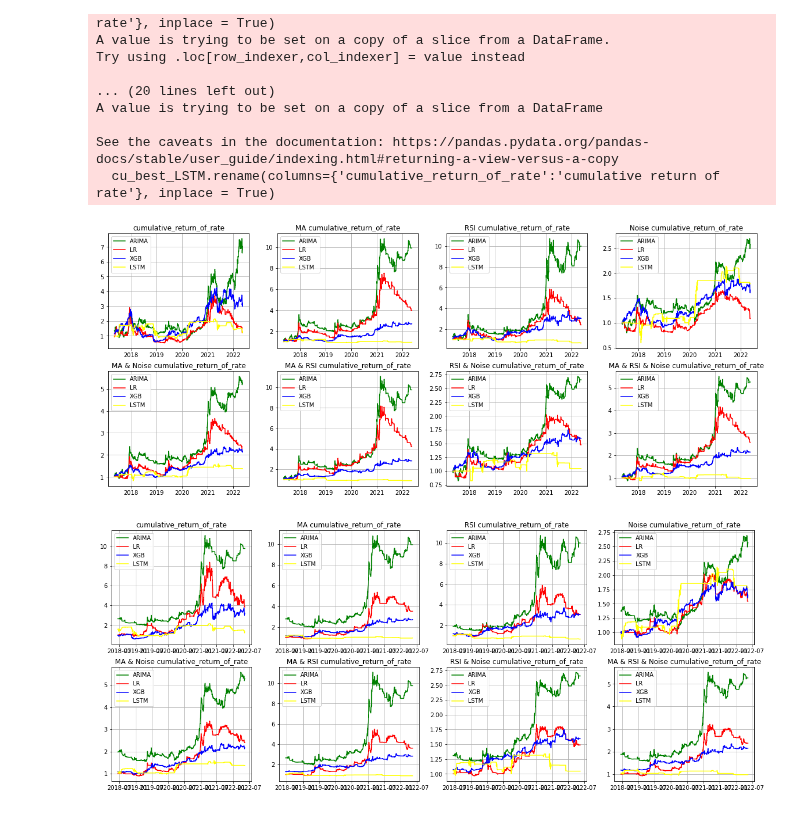
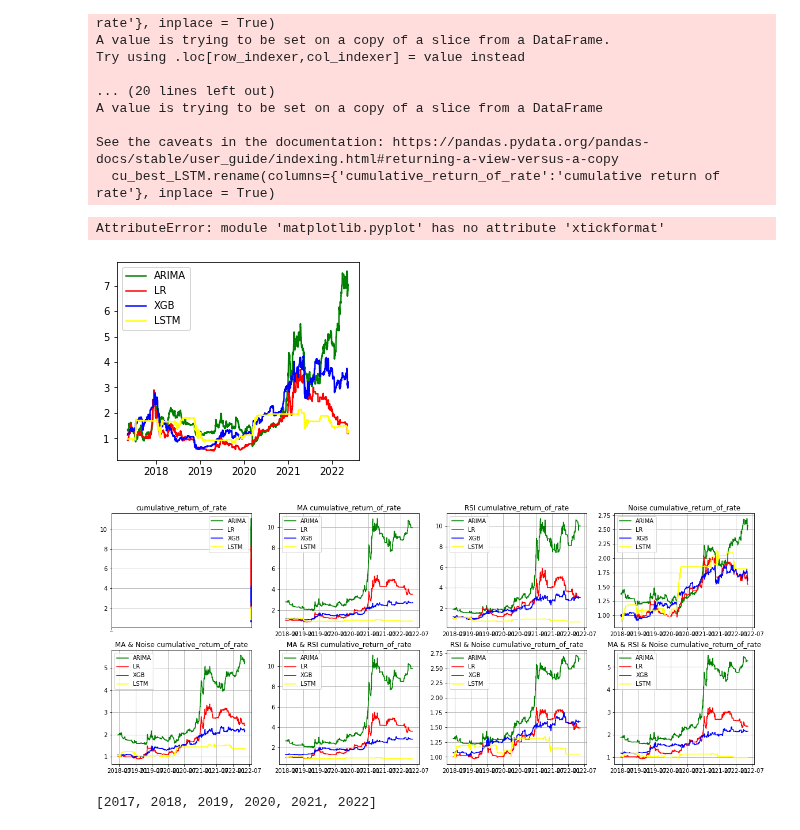
Before and after one commit to happysms/RuleBase-VS-TimeSeries-Algorithm, a Jupyter notebook: LSTM/ResultPlot.ipynb, the cells around one changed output. Cells and saved outputs as stored; diff of their text form; code cells hidden in the pictures.

```diff
--- a/LSTM/ResultPlot.ipynb
+++ b/LSTM/ResultPlot.ipynb
@@ -110,7 +110,7 @@ A value is trying to be set on a copy of a slice from a DataFrame
 See the caveats in the documentation: https://pandas.pydata.org/pandas-docs/stable/user_guide/indexing.html#returning-a-view-versus-a-copy
   cu_best_LSTM.rename(columns={'cumulative_return_of_rate':'cumulative return of rate'}, inplace = True)
 # %%
-def plot_return(AR, LR, XGB, LSTM):
+def plot_return(AR, LR, XGB, LSTM, name):
     plt.figure(figsize=(20, 8))
 
     plt.subplot(241)
@@ -119,6 +119,7 @@ def plot_return(AR, LR, XGB, LSTM):
     plt.plot(AR.index, XGB['cumulative return of rate'].values, label = "XGB", color = "blue")
     plt.plot(AR.index, LSTM['cumulative return of rate'].values, label = "LSTM", color = "yellow")
     plt.legend()
+    plt.xtickformat('YYYY')
     plt.title(
         "cumulative_return_of_rate")
     plt.grid(True)
@@ -192,13 +193,18 @@ def plot_return(AR, LR, XGB, LSTM):
     plt.title(
         "MA & RSI & Noise cumulative_return_of_rate")
     plt.grid(True)
-
+    plt.savefig("../LSTM/savefig"+name+'.png')
     plt.show()
 # %%
-plot_return(cu_ARIMA, cu_LR, cu_XGB, cu_LSTM)
+plot_return(cu_ARIMA, cu_LR, cu_XGB, cu_LSTM, "100")
 # %% [output]
+AttributeError: module 'matplotlib.pyplot' has no attribute 'xtickformat'
-[figure, old version]
+[figure, new version]
 # %%
-plot_return(cu_best_ARIMA, cu_best_LR, cu_best_XGB, cu_best_LSTM)
+plot_return(cu_best_ARIMA, cu_best_LR, cu_best_XGB, cu_best_LSTM, "best")
 # %% [output]
-[figure, old version]
+[figure, new version]
+# %%
+list(set(cu_ARIMA.index.year))
+# %% [output]
+[2017, 2018, 2019, 2020, 2021, 2022]
```
Also changed, not shown: 2 other files.
